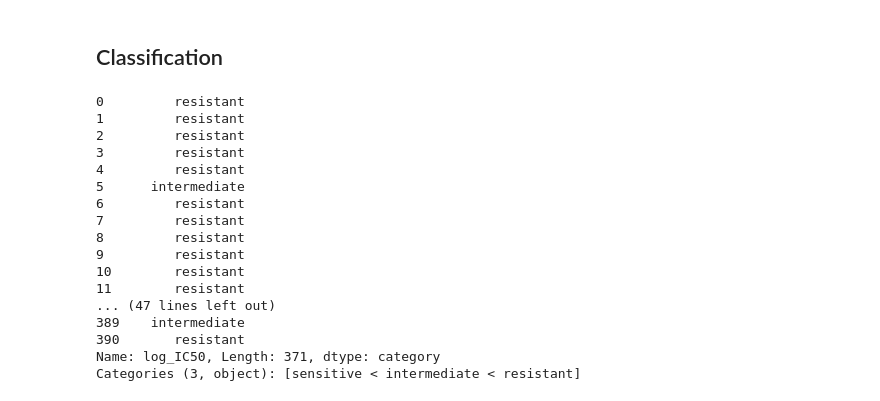
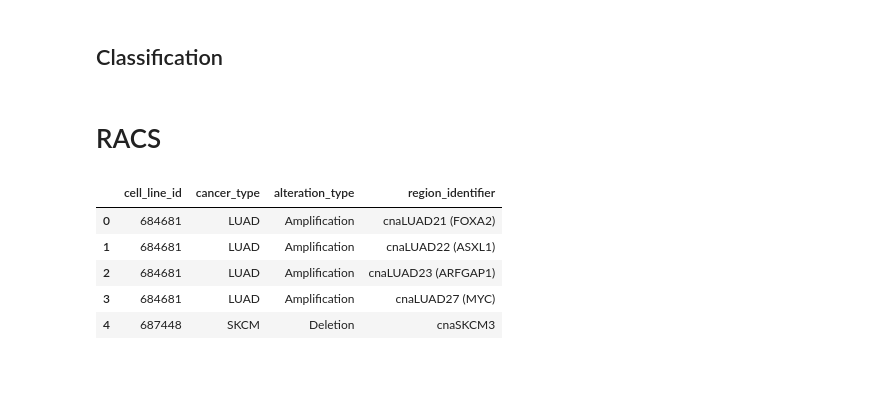
Before and after one commit to RuolinZheng08/cmsc33750-machine-learning-and-cancer, a Jupyter notebook: hw3/hw3-dev.ipynb, the cells around one changed output. Drawn from its saved outputs; the diff is of its cells as text; code cells hidden in the pictures; blank space fills up the shorter version.

```diff
--- a/hw3/hw3-dev.ipynb
+++ b/hw3/hw3-dev.ipynb
@@ -82,22 +72,6 @@ get_mean_squared_error_for_drug_idx(1026)
 # %% [markdown]
 ## Classification
 # %%
-pd.cut(y, 3, labels=['sensitive', 'intermediate', 'resistant'])
+pd.cut(y, 3, labels=['sensitive', 'intermediate', 'resistant']).head()
-# %% [output]
-0         resistant
-1         resistant
-2         resistant
-3         resistant
-4         resistant
-5      intermediate
-6         resistant
-7         resistant
-8         resistant
-9         resistant
-10        resistant
-11        resistant
-... (47 lines left out)
-389    intermediate
-390       resistant
-Name: log_IC50, Length: 371, dtype: category
-Categories (3, object): [sensitive < intermediate < resistant]
+# %% [markdown]
+# RACS
@@ -103,0 +80,9 @@ Categories (3, object): [sensitive < intermediate < resistant]
+# %%
+racs_df.head()
+# %% [output]
+|  | cell_line_id | cancer_type | alteration_type | region_identifier |
+| 0 | 684681 | LUAD | Amplification | cnaLUAD21 (FOXA2) |
+| 1 | 684681 | LUAD | Amplification | cnaLUAD22 (ASXL1) |
+| 2 | 684681 | LUAD | Amplification | cnaLUAD23 (ARFGAP1) |
+| 3 | 684681 | LUAD | Amplification | cnaLUAD27 (MYC) |
+| 4 | 687448 | SKCM | Deletion | cnaSKCM3 |
```
Also changed, not shown: parts of 17 cells of this notebook, 6 other files.
